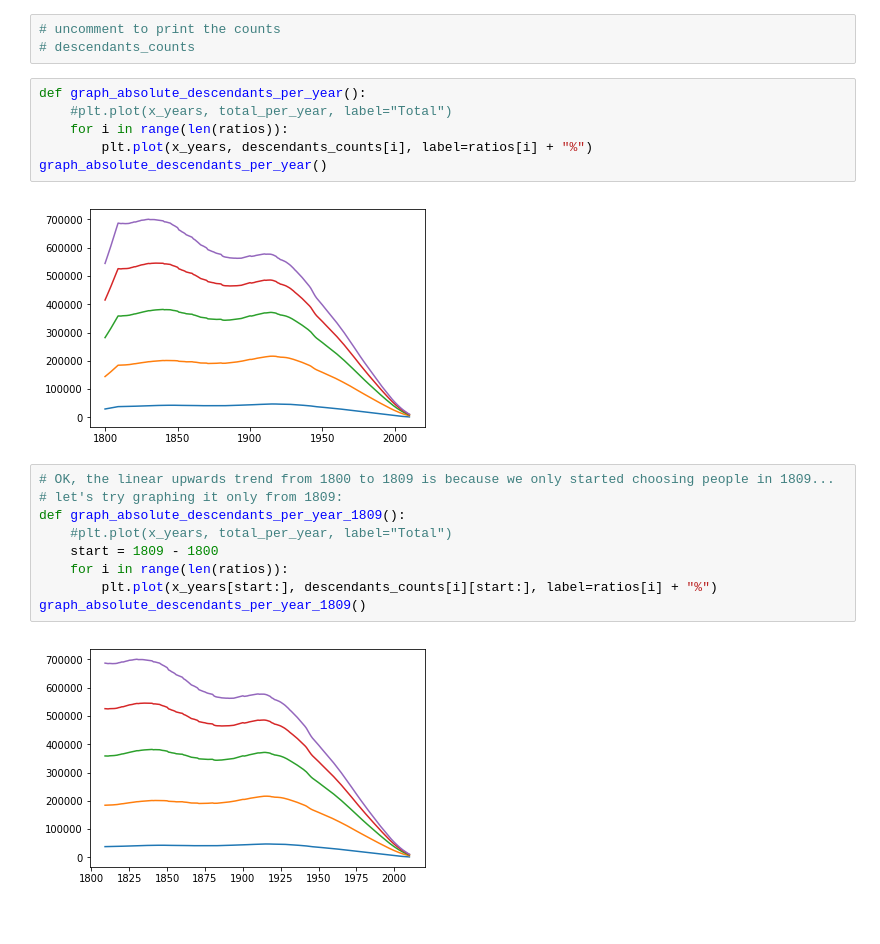
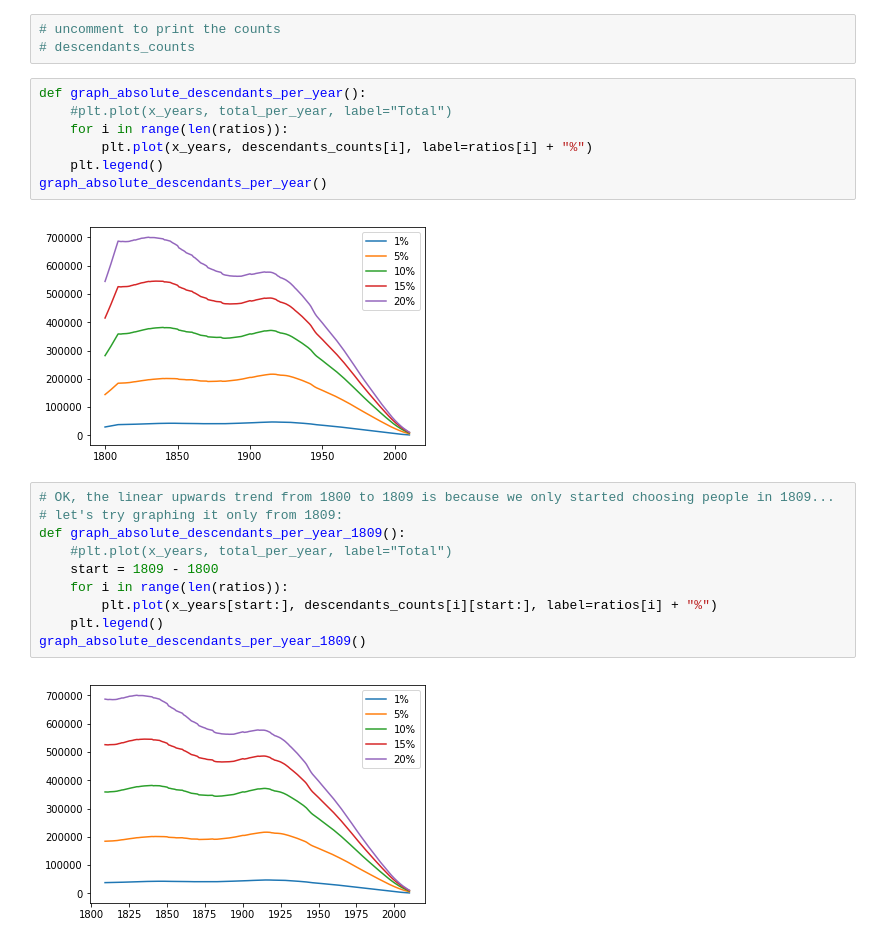
Before and after one commit to zhuowei/FamilinxAnalysis, a Jupyter notebook: process_output/Familinx_Analyze.ipynb, the cells around one changed output. Saved outputs shown, nothing was run; the diff lists cells and outputs as text.

Commit message:
add legends to Analyze graphs in notebook

```diff
--- a/process_output/Familinx_Analyze.ipynb
+++ b/process_output/Familinx_Analyze.ipynb
@@ -66,11 +66,12 @@ descendants_counts = [np.array(countperyear_to_table.bfsout_output("../output/bf
 # %%
 def graph_absolute_descendants_per_year():
     #plt.plot(x_years, total_per_year, label="Total")
     for i in range(len(ratios)):
         plt.plot(x_years, descendants_counts[i], label=ratios[i] + "%")
+    plt.legend()
 graph_absolute_descendants_per_year()
 # %% [output]
-[figure, old version]
+[figure, new version]
 # %%
 # OK, the linear upwards trend from 1800 to 1809 is because we only started choosing people in 1809...
 # let's try graphing it only from 1809:
@@ -79,9 +80,10 @@ def graph_absolute_descendants_per_year_1809():
     start = 1809 - 1800
     for i in range(len(ratios)):
         plt.plot(x_years[start:], descendants_counts[i][start:], label=ratios[i] + "%")
+    plt.legend()
 graph_absolute_descendants_per_year_1809()
 # %% [output]
-[figure, old version]
+[figure, new version]
 # %%
 def graph_relative_descendants_per_year():
     #plt.plot(x_years, total_per_year, label="Total")
```
Also changed, not shown: parts of 1 cell of this notebook.
